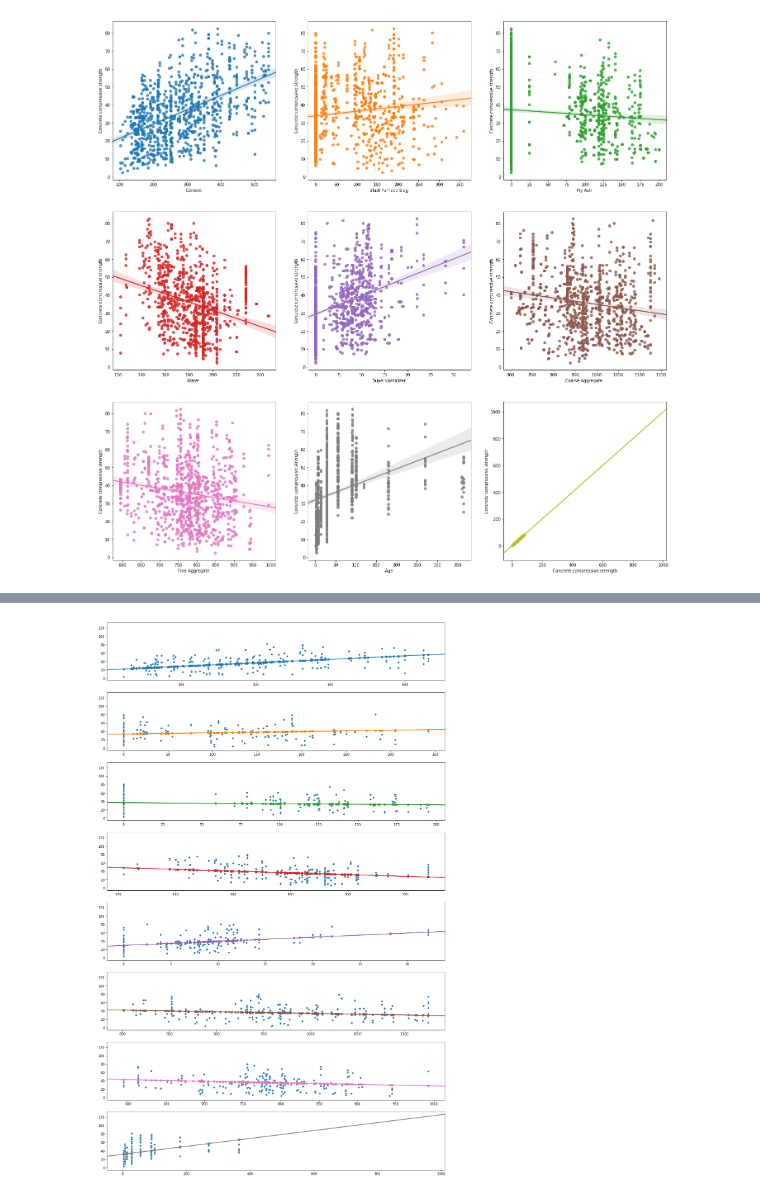
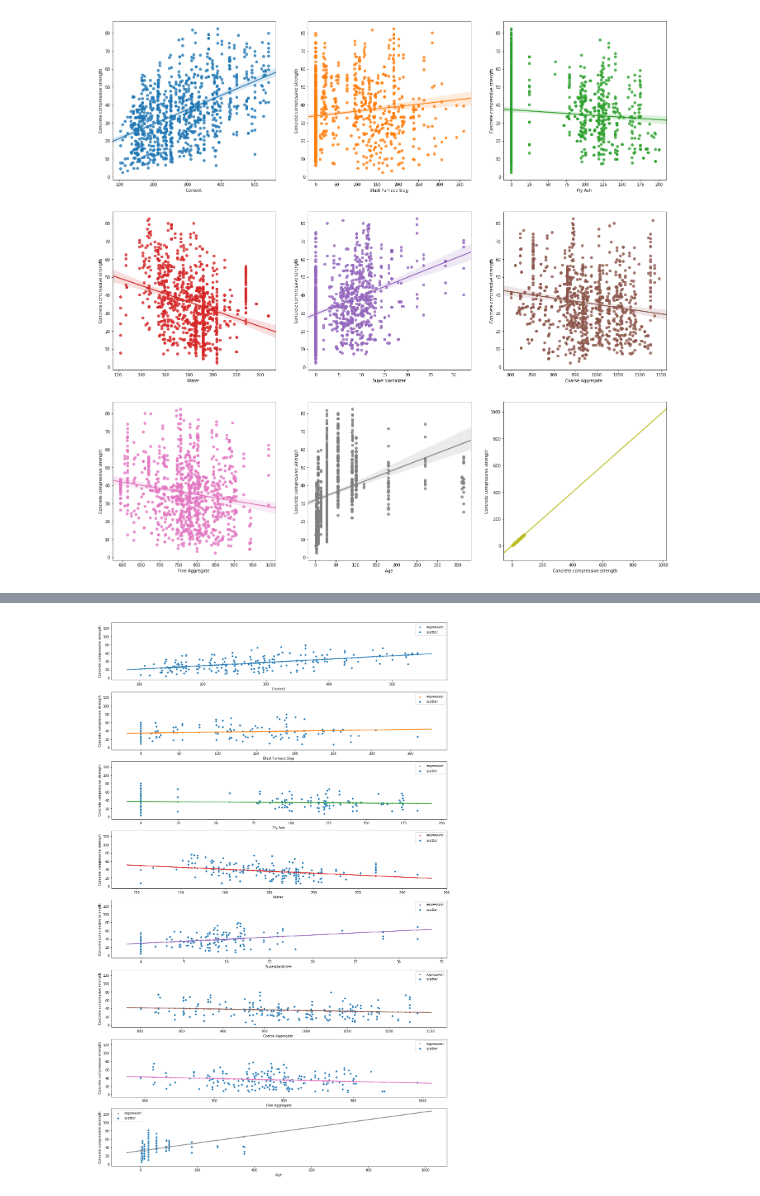
Before and after one commit to hcchang0701/machine_learning, a Jupyter notebook: hw3/Problem1.ipynb, the cells around one changed output, grey strips where cells are left out. Drawn from its saved outputs; the diff is of its cells as text; code cells hidden in the pictures.

Commit message:
add `Problem1.py` & finish plot in `Problem1.ipynb`

```diff
--- a/hw3/Problem1.ipynb
+++ b/hw3/Problem1.ipynb
@@ -98,7 +100,7 @@ X, y = df.iloc[:, 0], df.iloc[:, -1]
 # y = y.values.reshape(-1, 1)
 
 from sklearn.metrics import mean_squared_error
-row = ['lm1', 'lm2', 'lm3', 'lm4', 'lm5', 'lm6', 'lm7', 'lm8', 'lm9']
+row = ['lm1', 'lm2', 'lm3', 'lm4', 'lm5', 'lm6', 'lm7', 'lm8']
 col = ['MSE', 'Cor(R2-score)', 'bias', 'weight']
 regResult = pd.DataFrame(index=row, columns=col)
 # %%
@@ -194,45 +173,46 @@ for i in range(0, inputNum):
 
     X, y = df.iloc[:, i], df.iloc[:, -1]
     X_train, X_test, y_train, y_test = train_test_split(X, y, test_size=0.2)
-    df2 = pd.concat([X_train, X_test, y_train, y_test], axis=1)
+    #df2 = pd.concat([X_train, X_test, y_train, y_test], axis=1)
+    Train = pd.concat([X_train, y_train], axis=1)
+    Test = pd.concat([X_test, y_test], axis=1)
 
     X_train = X_train.values.reshape(-1, 1)
     X_test = X_test.values.reshape(-1, 1)
     y_train = y_train.values.reshape(-1, 1)
     y_test = y_test.values.reshape(-1, 1)
 
 
 
-    # simple linear regression by sklearn function
+    ### simple linear regression by sklearn function
 
     # Train linear model by training set
     reg1 = LinearRegression().fit(X_train, y_train)
     y_pred_lm = reg1.predict(X_test)
-
-    # The coefficients
-    #print('Coefficients (weight): ', reg1.coef_)
-    #print('Intercept (bias): ', reg1.intercept_)
-    #print('linear model Correlation (R2-score): \n', reg1.score(X_train, y_train))
-
+    Test['y_pred_lm'] = y_pred_lm
 
     # Plot outputs
-    #sns.regplot(x=df.columns[i], y=df.columns[inputNum], data=df, ax=axes[i])
-    sns.scatterplot(x=X_test.reshape(1,-1)[0], y=y_test.reshape(1,-1)[0], ax=axes[i])
-    sns.regplot(x=X_test.reshape(1,-1)[0], y=y_pred_lm.reshape(1,-1)[0], ax=axes[i])
+    #sns.scatterplot(x=X_test.reshape(1,-1)[0], y=y_test.reshape(1,-1)[0], ax=axes[i])
+    #sns.regplot(x=X_test.reshape(1,-1)[0], y=y_pred_lm.reshape(1,-1)[0], ax=axes[i])
+
+    sns.regplot(x=Test.columns[0], y=Test.columns[2],
+                data=Test, ax=axes[i], label='regression', marker='.')
+    sns.scatterplot(x=Test.columns[0], y=Test.columns[1],
+                    data=Test, ax=axes[i], label='scatter')
 
 
     #plt.plot(X_test, y_pred_lm, color='blue', linewidth=3)
 
     regResult.iloc[i, 0] = mean_squared_error(y_test, y_pred_lm)
     regResult.iloc[i, 1] = reg1.score(X_train, y_train)
     regResult.iloc[i, 2] = reg1.intercept_[0]
     regResult.iloc[i, 3] = reg1.coef_[0]
     regResult.assign()
 
     #plt.legend()
     #plt.show()
 # %% [output]
-[figure, old version]
+[figure, new version]
 # %%
 regResult.assign()
 # %% [output]
```
Also changed, not shown: parts of 9 cells of this notebook, 1 other file.
